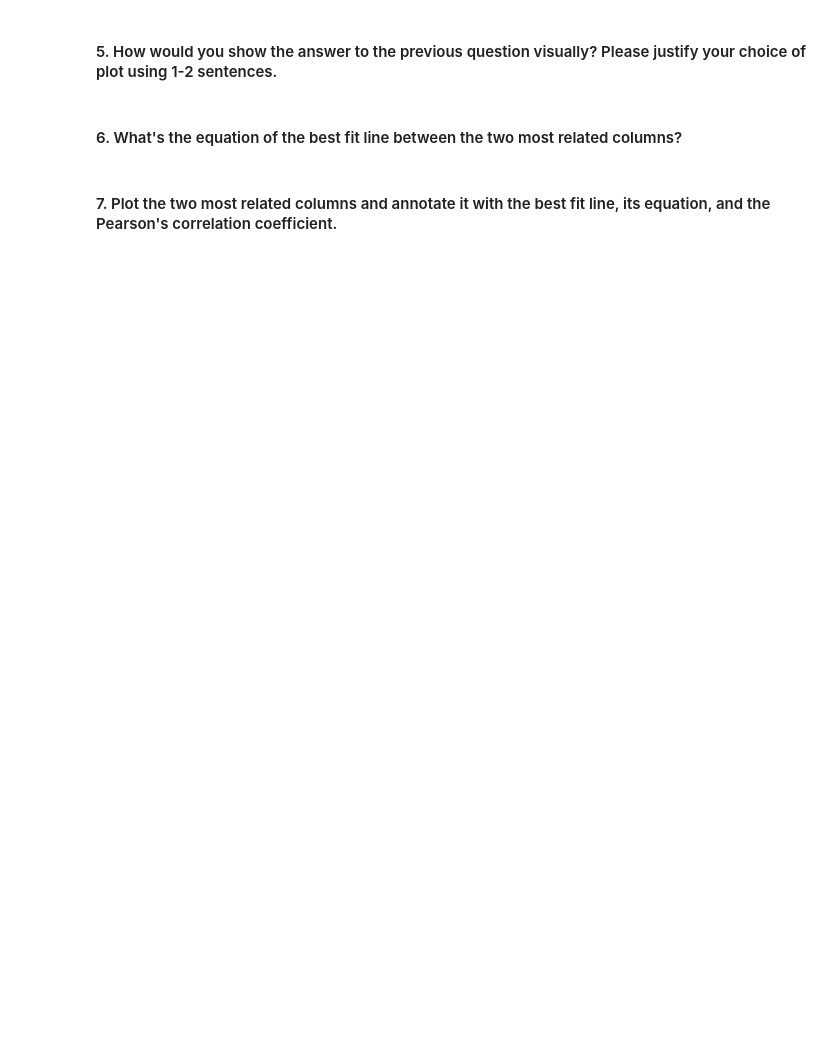
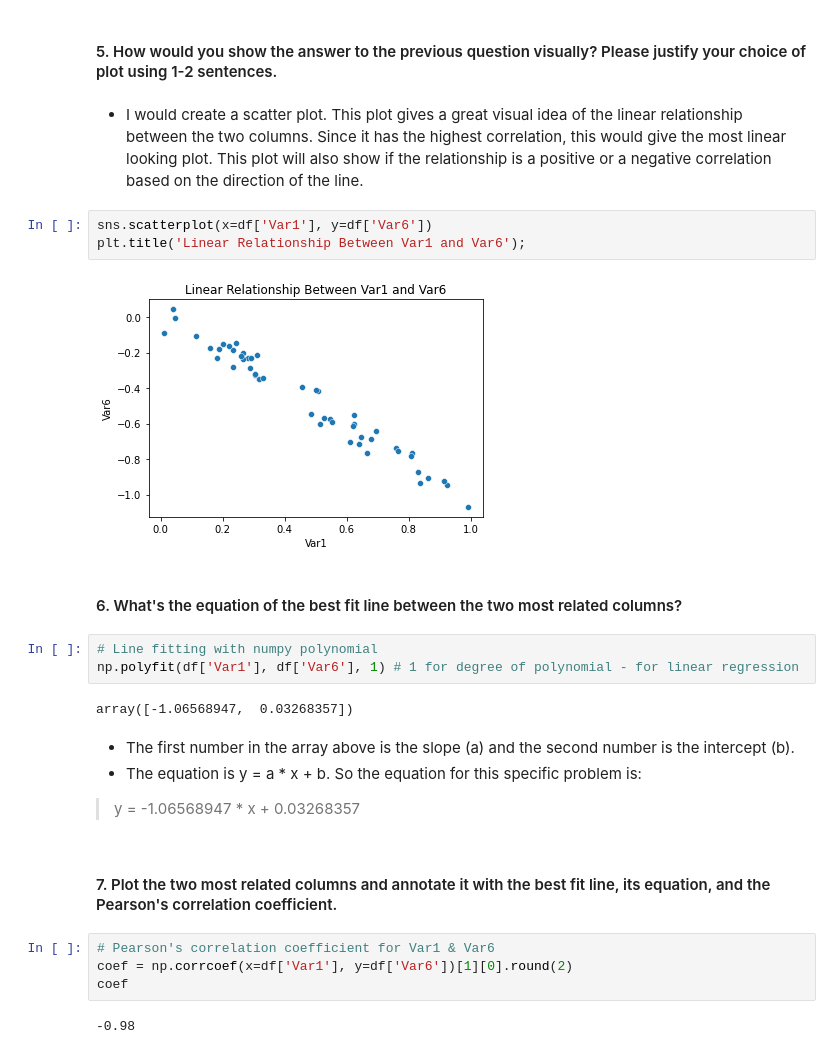
Before and after one commit to jpetersen626/Agendia_Interview_Quiz, a Jupyter notebook: Agendia_Quiz_JP.ipynb, the cells around one changed output. Saved outputs shown, nothing was run; the diff lists cells and outputs as text; blank space fills up the shorter version.

```diff
--- a/Agendia_Quiz_JP.ipynb
+++ b/Agendia_Quiz_JP.ipynb
@@ -64,6 +102,28 @@ df.describe()
 # %% [markdown]
 #### 5. How would you show the answer to the previous question visually? Please justify your choice of plot using 1-2 sentences.
+# %% [markdown]
+- I would create a scatter plot. This plot gives a great visual idea of the linear relationship between the two columns. Since it has the highest correlation, this would give the most linear looking plot. This plot will also show if the relationship is a positive or a negative correlation based on the direction of the line.
+# %%
+sns.scatterplot(x=df['Var1'], y=df['Var6'])
+plt.title('Linear Relationship Between Var1 and Var6');
+# %% [output]
+[figure, added]
 # %% [markdown]
 #### 6. What's the equation of the best fit line between the two most related columns?
+# %%
+# Line fitting with numpy polynomial
+np.polyfit(df['Var1'], df['Var6'], 1) # 1 for degree of polynomial - for linear regression
+# %% [output]
+array([-1.06568947,  0.03268357])
+# %% [markdown]
+- The first number in the array above is the slope (a) and the second number is the intercept (b).
+- The equation is y = a * x + b. So the equation for this specific problem is: <br>
+> y = -1.06568947 * x + 0.03268357
 # %% [markdown]
 #### 7. Plot the two most related columns and annotate it with the best fit line, its equation, and the Pearson's correlation coefficient.
+# %%
+# Pearson's correlation coefficient for Var1 & Var6
+coef = np.corrcoef(x=df['Var1'], y=df['Var6'])[1][0].round(2)
+coef
+# %% [output]
+-0.98
```
Also changed, not shown: parts of 8 cells of this notebook.
